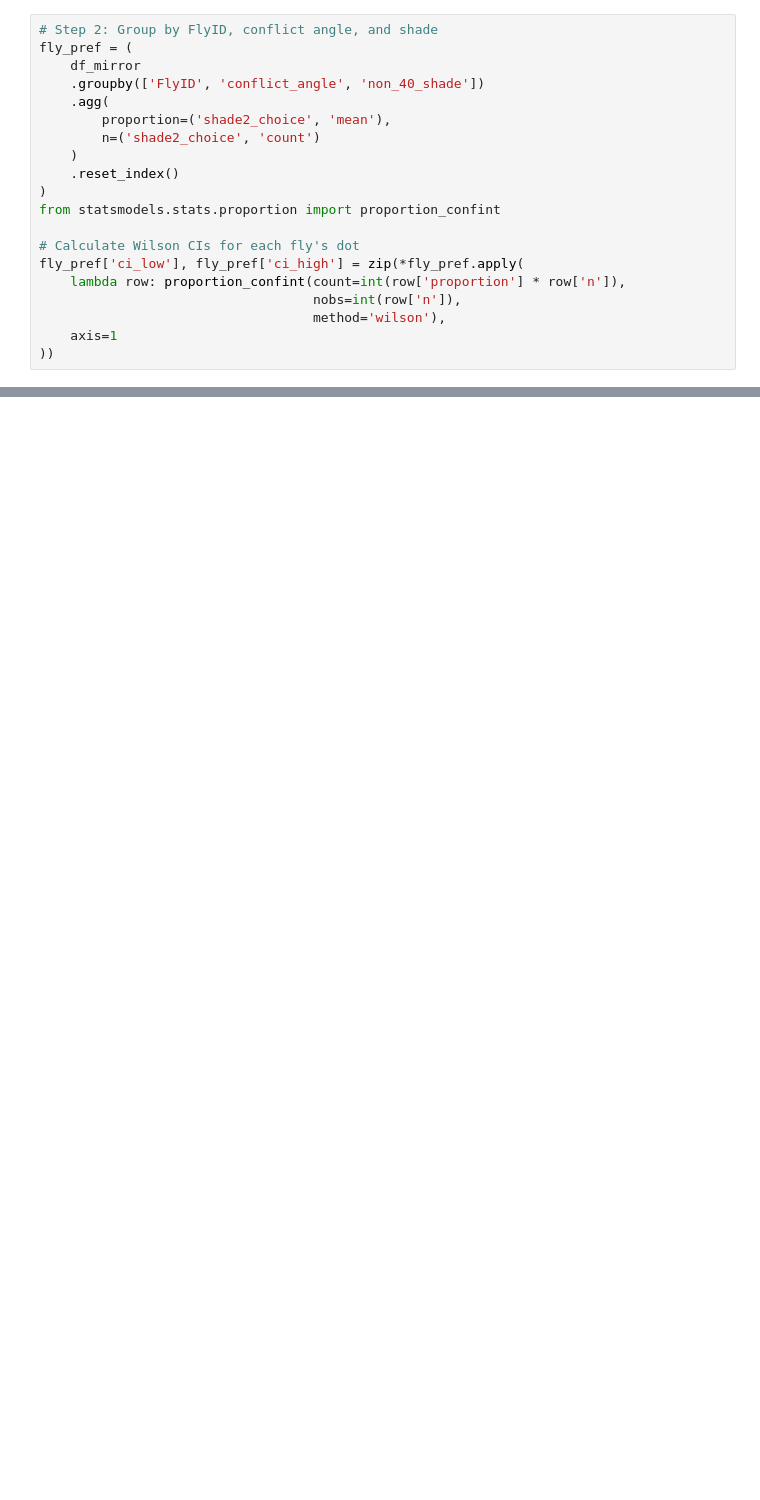
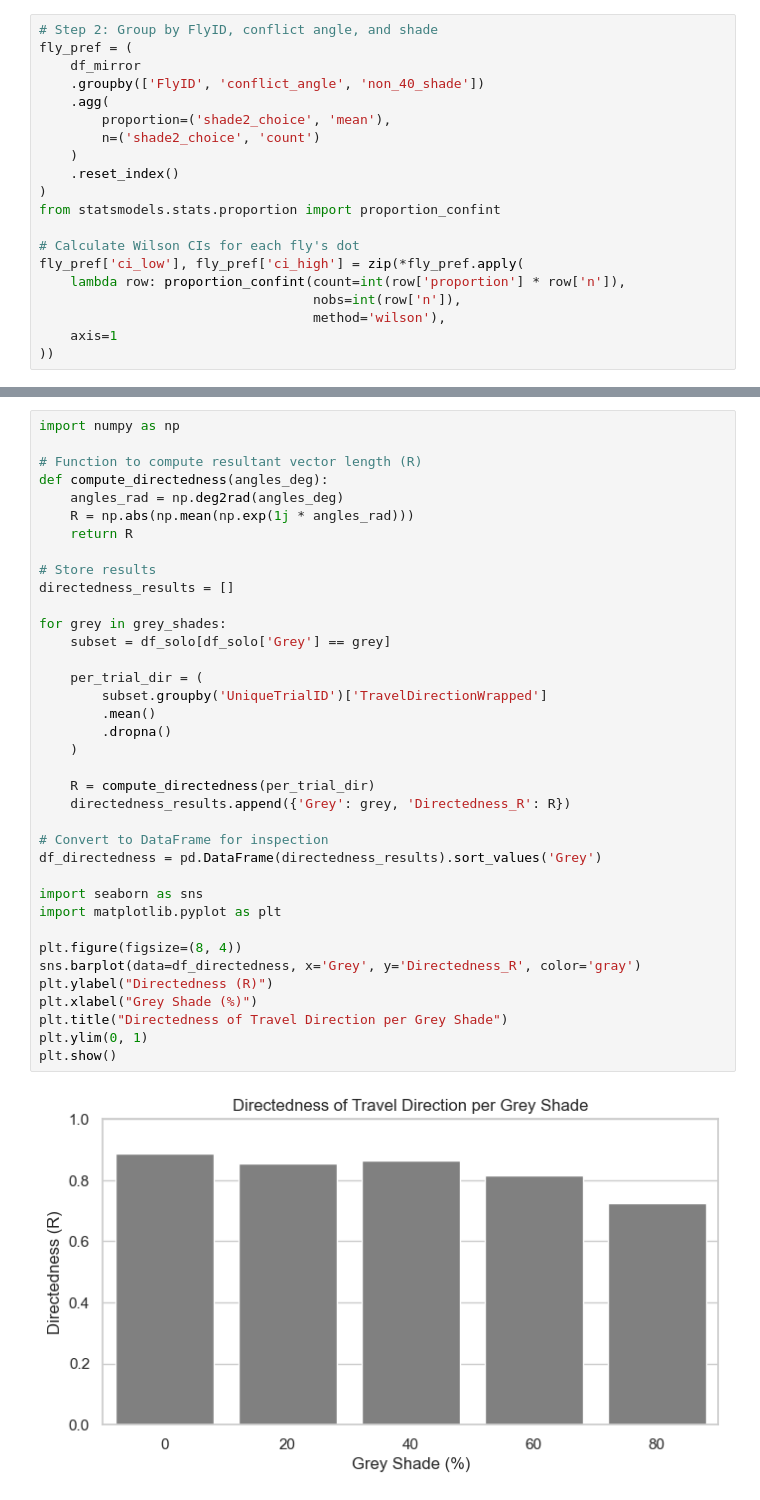
Before and after one commit to AugustPa/VRDataAnalysis, a Jupyter notebook: Ants/static_grayPreferences.ipynb, the cells around one changed output, grey strips where cells are left out. Cells and saved outputs as stored; diff of their text form; blank space fills up the shorter version.

```diff
--- a/Ants/static_grayPreferences.ipynb
+++ b/Ants/static_grayPreferences.ipynb
@@ -547,0 +982,39 @@ plt.show()
+# %%
+import numpy as np
+
+# Function to compute resultant vector length (R)
+def compute_directedness(angles_deg):
+    angles_rad = np.deg2rad(angles_deg)
+    R = np.abs(np.mean(np.exp(1j * angles_rad)))
+    return R
+
+# Store results
+directedness_results = []
+
+for grey in grey_shades:
+    subset = df_solo[df_solo['Grey'] == grey]
+
+    per_trial_dir = (
+        subset.groupby('UniqueTrialID')['TravelDirectionWrapped']
+        .mean()
+        .dropna()
+    )
+
+    R = compute_directedness(per_trial_dir)
+    directedness_results.append({'Grey': grey, 'Directedness_R': R})
+
+# Convert to DataFrame for inspection
+df_directedness = pd.DataFrame(directedness_results).sort_values('Grey')
+
+import seaborn as sns
+import matplotlib.pyplot as plt
+
+plt.figure(figsize=(8, 4))
+sns.barplot(data=df_directedness, x='Grey', y='Directedness_R', color='gray')
+plt.ylabel("Directedness (R)")
+plt.xlabel("Grey Shade (%)")
+plt.title("Directedness of Travel Direction per Grey Shade")
+plt.ylim(0, 1)
+plt.show()
+# %% [output]
+[figure, added]
```
Also changed, not shown: parts of 34 cells of this notebook, 8 other files.
